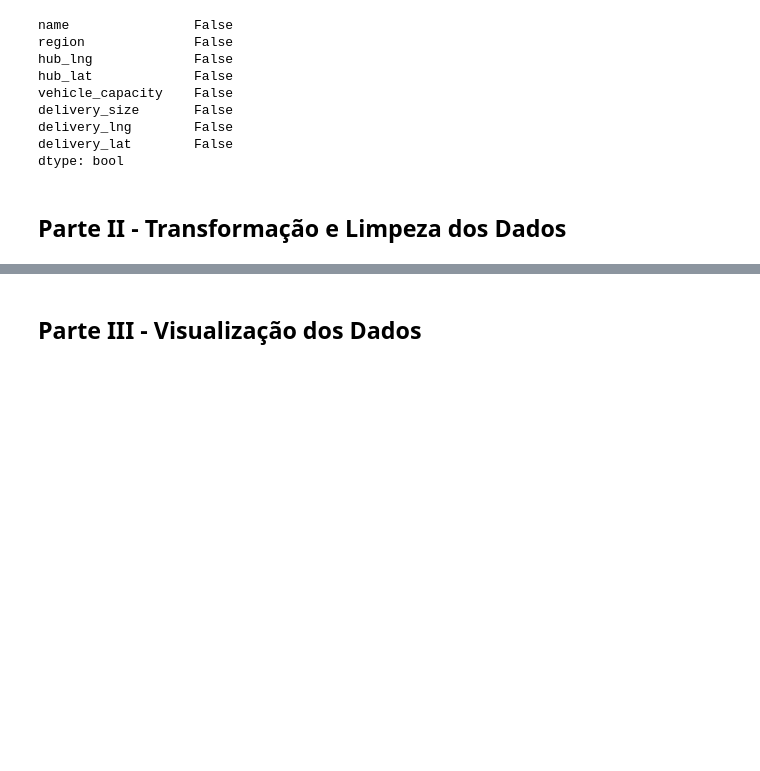
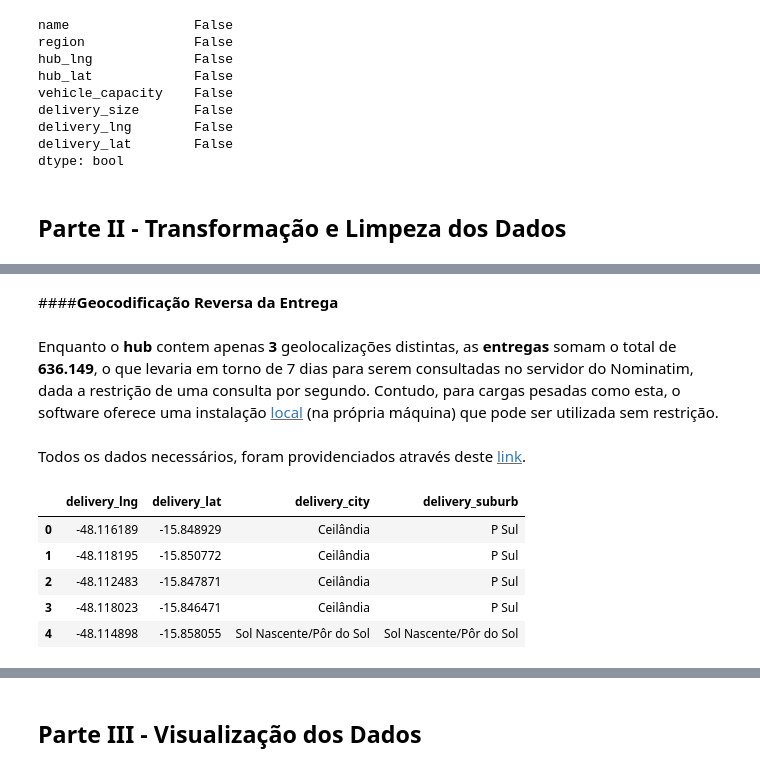
Before and after one commit to r-hugoalves/Analise_Exploratoria_Loggi, a Jupyter notebook: Análise_Exploratória_de_Dados_I.ipynb, the cells around one changed output, grey strips where cells are left out. Cells and saved outputs as stored; diff of their text form; code cells hidden in the pictures; blank space fills up the shorter version.

```diff
--- a/Análise_Exploratória_de_Dados_I.ipynb
+++ b/Análise_Exploratória_de_Dados_I.ipynb
@@ -262,0 +392,6 @@ dtype: bool
+# %% [markdown]
+####**Geocodificação Reversa da Entrega**
+# %% [markdown]
+Enquanto o **hub** contem apenas **3** geolocalizações distintas, as **entregas** somam o total de **636.149**, o que levaria em torno de 7 dias para serem consultadas no servidor do Nominatim, dada a restrição de uma consulta por segundo. Contudo, para cargas pesadas como esta, o software oferece uma instalação [local](https://nominatim.org/release-docs/latest/admin/Installation/) (na própria máquina) que pode ser utilizada sem restrição.
+# %% [markdown]
+Todos os dados necessários, foram providenciados através deste [link](https://raw.githubusercontent.com/andre-marcos-perez/ebac-course-utils/main/dataset/deliveries-geodata.csv).
@@ -262,0 +400,10 @@ dtype: bool
+# %%
+deliveries_geodata_df = pd.read_csv('deliveries-geodata.csv')
+deliveries_geodata_df.head()
+# %% [output]
+|  | delivery_lng | delivery_lat | delivery_city | delivery_suburb |
+| 0 | -48.116189 | -15.848929 | Ceilândia | P Sul |
+| 1 | -48.118195 | -15.850772 | Ceilândia | P Sul |
+| 2 | -48.112483 | -15.847871 | Ceilândia | P Sul |
+| 3 | -48.118023 | -15.846471 | Ceilândia | P Sul |
+| 4 | -48.114898 | -15.858055 | Sol Nascente/Pôr do Sol | Sol Nascente/Pôr do Sol |
```
Also changed, not shown: parts of 14 cells of this notebook.
